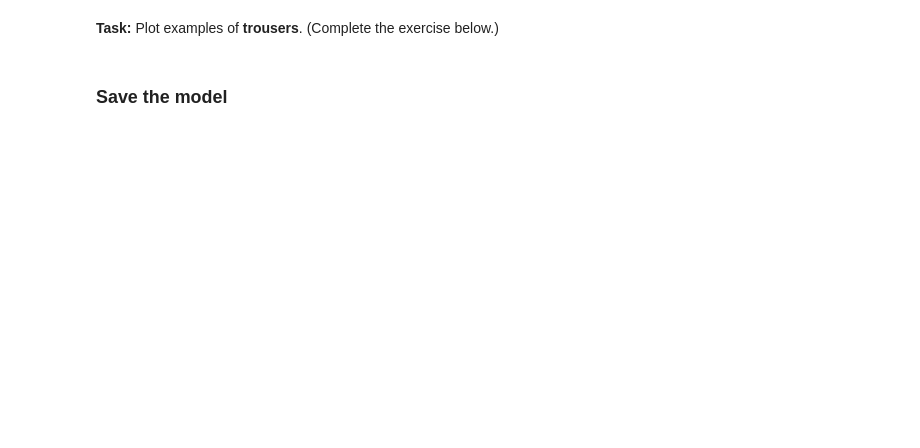
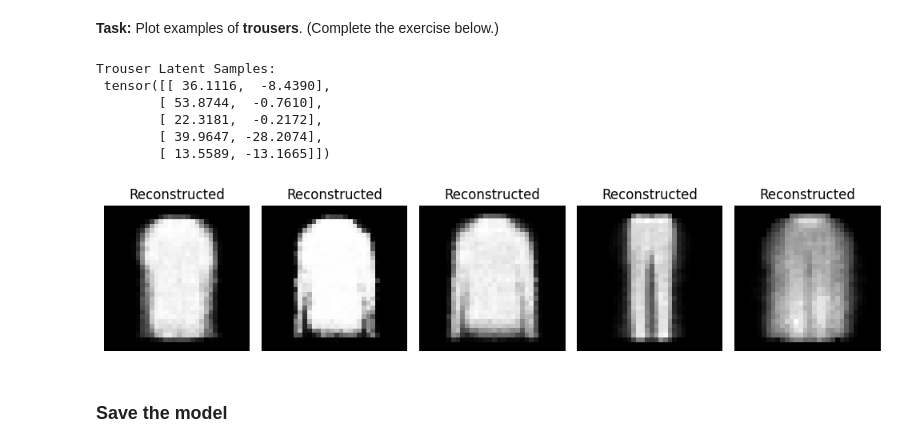
Before and after one commit to EmineOA/GenAI, a Jupyter notebook: TP_1_1_AE.ipynb, the cells around one changed output. Drawn from its saved outputs; the diff is of its cells as text; code cells hidden in the pictures; blank space fills up the shorter version.

```diff
--- a/TP_1_1_AE.ipynb
+++ b/TP_1_1_AE.ipynb
@@ -318,7 +352,7 @@ autoencoder = autoencoder.to(device)
 with torch.no_grad():
     for x, y in train_loader:
         x = x.to(device)
-        _, latent = xxx  # TODO: Call the autoencoder and extract embeddings
+        _, latent = autoencoder(x)  # Appel de l'auto-encodeur pour obtenir la reconstruction et l'embedding
         embeddings.append(latent.cpu().numpy())
         labels.append(y.numpy())
 
@@ -383,7 +429,27 @@ plot_reconstructions(autoencoder, x_sample, ex=False)
 # %% [markdown]
 **Task:** Plot examples of **trousers**. (Complete the exercise below.)
 # %%
-# TODO: Plot examples of trousers
+# Filter embeddings for class 'Trouser' (label 1)
+trouser_indices = np.where(labels == 1)[0]
+trouser_embeddings = embeddings[trouser_indices]
+
+# Get min and max ranges for trouser embeddings in latent space
+mins, maxs = np.min(trouser_embeddings, axis=0), np.max(trouser_embeddings, axis=0)
+
+# Sample 5 latent vectors uniformly from within this region
+trouser_samples = torch.tensor(np.random.uniform(mins, maxs, size=(5, 2)), dtype=torch.float32)
+print("Trouser Latent Samples:\n", trouser_samples)
+
+# Decode and plot these samples
+plot_reconstructions(autoencoder, trouser_samples, ex=False)
+# %% [output]
+Trouser Latent Samples:
+ tensor([[ 36.1116,  -8.4390],
+        [ 53.8744,  -0.7610],
+        [ 22.3181,  -0.2172],
+        [ 39.9647, -28.2074],
+        [ 13.5589, -13.1665]])
+[figure, added]
 # %% [markdown]
 ### Save the model
 # %%
```
Also changed, not shown: parts of 15 cells of this notebook.
